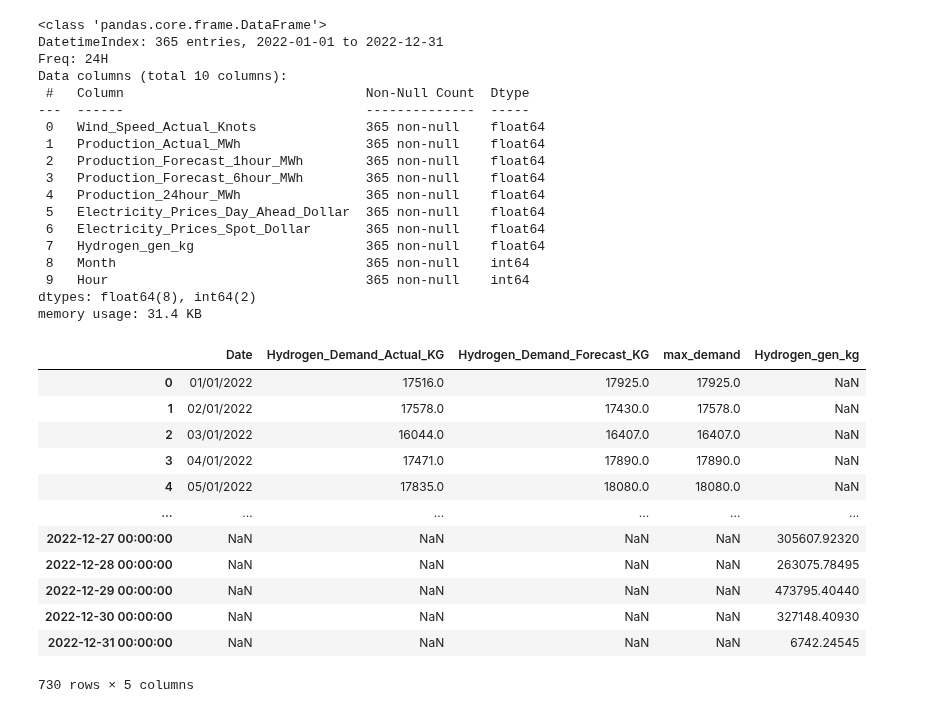
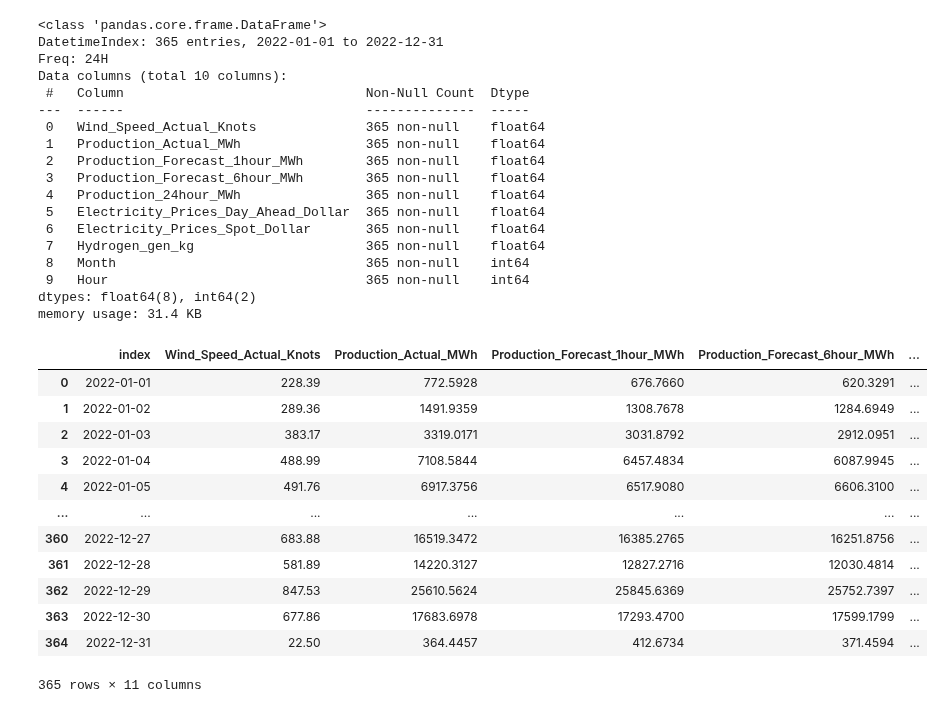
Before and after one commit to AmeerAliSaleem/dig_data_shell_project, a Jupyter notebook: DigData_Shell_Project.ipynb, the cells around one changed output. Drawn from its saved outputs; the diff is of its cells as text; code cells hidden in the pictures.

```diff
--- a/DigData_Shell_Project.ipynb
+++ b/DigData_Shell_Project.ipynb
@@ -416,24 +415,31 @@ dtypes: float64(8), int64(2)
 memory usage: 31.4 KB
 # %%
 result = summed["Hydrogen_gen_kg"]
+# %%
+summed.reset_index()
+# %% [output]
+|  | index | Wind_Speed_Actual_Knots | Production_Actual_MWh | Production_Forecast_1hour_MWh | Production_Forecast_6hour_MWh | ... |
+| 0 | 2022-01-01 | 228.39 | 772.5928 | 676.7660 | 620.3291 | ... |
+| 1 | 2022-01-02 | 289.36 | 1491.9359 | 1308.7678 | 1284.6949 | ... |
+| 2 | 2022-01-03 | 383.17 | 3319.0171 | 3031.8792 | 2912.0951 | ... |
+| 3 | 2022-01-04 | 488.99 | 7108.5844 | 6457.4834 | 6087.9945 | ... |
+| 4 | 2022-01-05 | 491.76 | 6917.3756 | 6517.9080 | 6606.3100 | ... |
+| ... | ... | ... | ... | ... | ... | ... |
+| 360 | 2022-12-27 | 683.88 | 16519.3472 | 16385.2765 | 16251.8756 | ... |
+| 361 | 2022-12-28 | 581.89 | 14220.3127 | 12827.2716 | 12030.4814 | ... |
+| 362 | 2022-12-29 | 847.53 | 25610.5624 | 25845.6369 | 25752.7397 | ... |
+| 363 | 2022-12-30 | 677.86 | 17683.6978 | 17293.4700 | 17599.1799 | ... |
+| 364 | 2022-12-31 | 22.50 | 364.4457 | 412.6734 | 371.4594 | ... |
+365 rows × 11 columns
 # %%
 # the belown needs to be fixed
 
-daily = pd.concat([daily, result], axis=1)
-daily
+
+#daily
+
+result.reset_index(drop=True)
 # daily["Hydrogen_generated_kg"] = result
+# daily = pd.concat([daily, result], axis=1)
+
+daily = daily.assign(Hydrogen_generated_kg=result.values)
-# %% [output]
-|  | Date | Hydrogen_Demand_Actual_KG | Hydrogen_Demand_Forecast_KG | max_demand | Hydrogen_gen_kg |
-| 0 | 01/01/2022 | 17516.0 | 17925.0 | 17925.0 | NaN |
-| 1 | 02/01/2022 | 17578.0 | 17430.0 | 17578.0 | NaN |
-| 2 | 03/01/2022 | 16044.0 | 16407.0 | 16407.0 | NaN |
-| 3 | 04/01/2022 | 17471.0 | 17890.0 | 17890.0 | NaN |
-| 4 | 05/01/2022 | 17835.0 | 18080.0 | 18080.0 | NaN |
-| ... | ... | ... | ... | ... | ... |
-| 2022-12-27 00:00:00 | NaN | NaN | NaN | NaN | 305607.92320 |
-| 2022-12-28 00:00:00 | NaN | NaN | NaN | NaN | 263075.78495 |
-| 2022-12-29 00:00:00 | NaN | NaN | NaN | NaN | 473795.40440 |
-| 2022-12-30 00:00:00 | NaN | NaN | NaN | NaN | 327148.40930 |
-| 2022-12-31 00:00:00 | NaN | NaN | NaN | NaN | 6742.24545 |
-730 rows × 5 columns
 # %%
```
Also changed, not shown: parts of 16 cells of this notebook.
